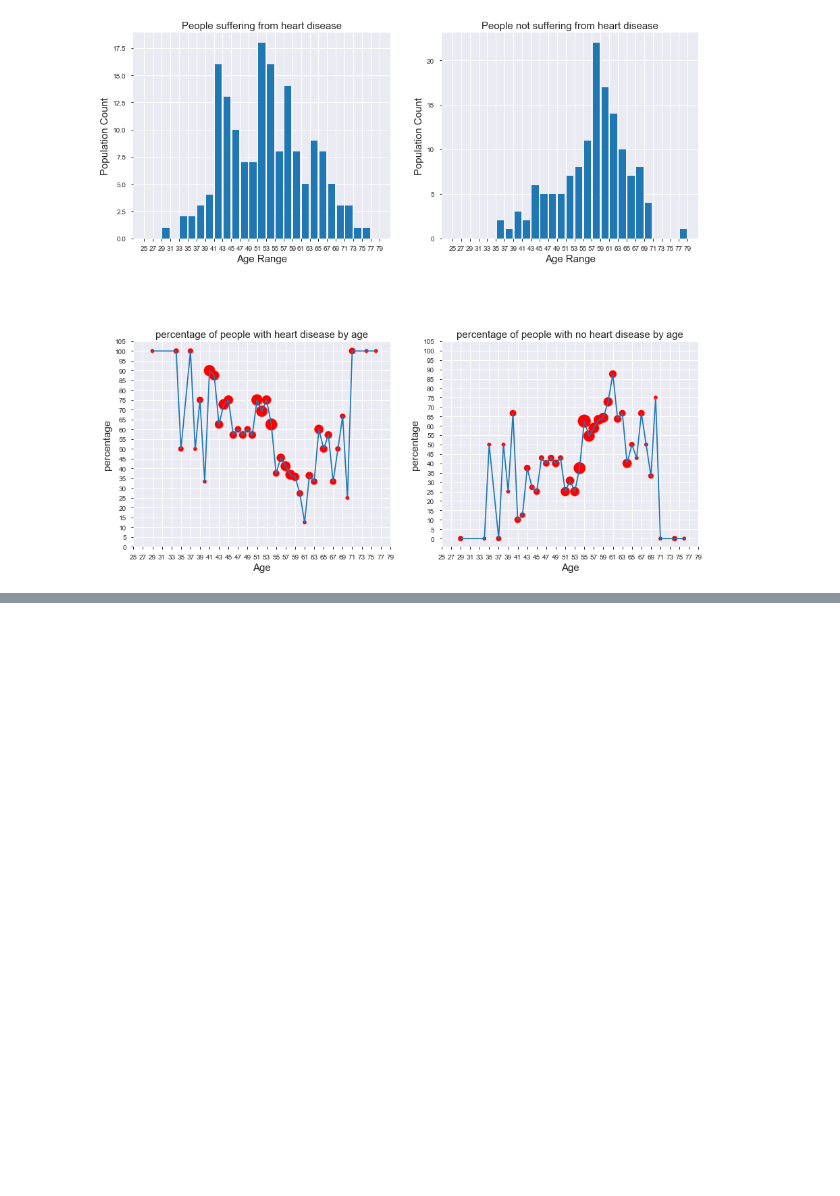
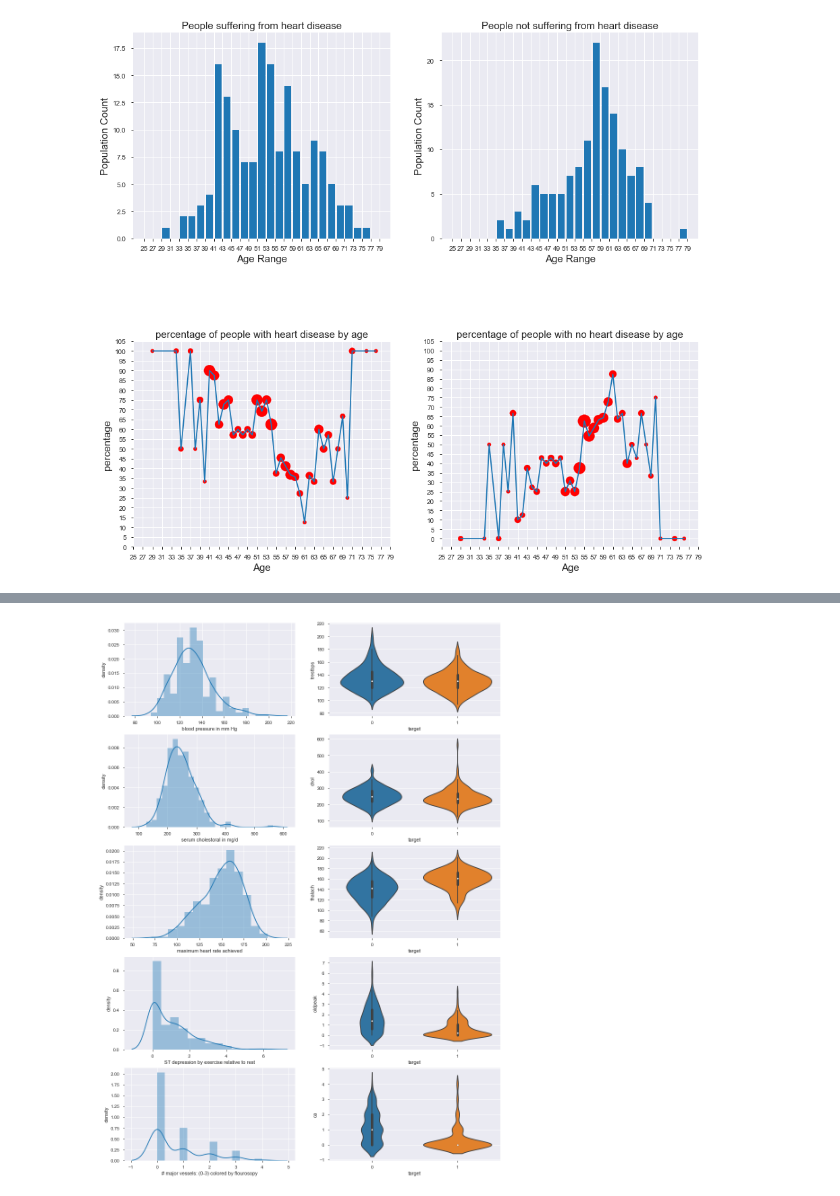
Before and after one commit to jahidkhandaker/HeartDiseasePrediction, a Jupyter notebook: RezowanaAkter/Heart_Disease_Prediction.ipynb, the cells around one changed output, grey strips where cells are left out. Cells and saved outputs as stored; diff of their text form; code cells hidden in the pictures; blank space fills up the shorter version.

```diff
--- a/RezowanaAkter/Heart_Disease_Prediction.ipynb
+++ b/RezowanaAkter/Heart_Disease_Prediction.ipynb
@@ -204,0 +353,6 @@ plt.show()
+# %%
+fig_continuous, axes = plt.subplots(nrows=len(continuous), ncols=2, figsize=(15, 22))
+
+plotGrid(isCategorial=False)
+# %% [output]
+[figure, added]
```
Also changed, not shown: parts of 6 cells of this notebook.
